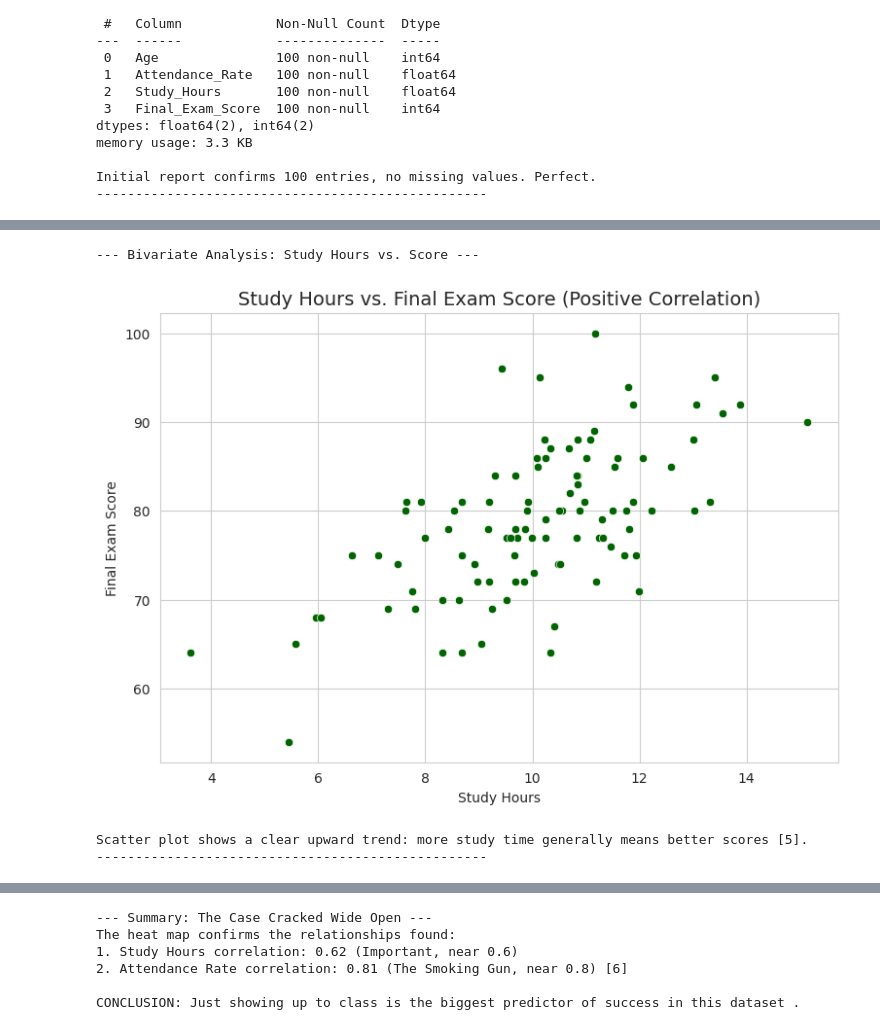
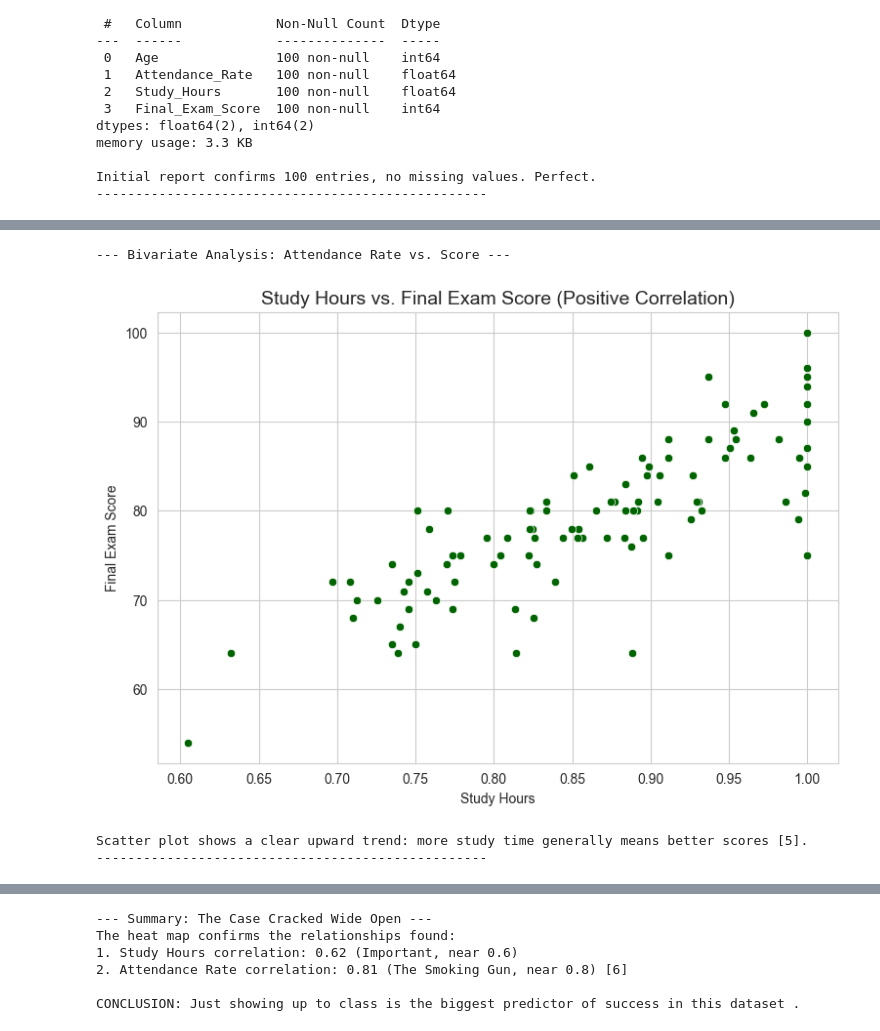
Before and after one commit to alme7airbi93/AI, a Jupyter notebook: nov25/eda_exam_case.ipynb, the cells around one changed output, grey strips where cells are left out. Saved outputs shown, nothing was run; the diff lists cells and outputs as text; code cells hidden in the pictures.

```diff
--- a/nov25/eda_exam_case.ipynb
+++ b/nov25/eda_exam_case.ipynb
@@ -88,8 +88,10 @@ Synthetic data file created and structured.
 import pandas as pd
 
 # Read the CSV file from GitHub
-url = "https://raw.githubusercontent.com/Decoding-Data-Science/nov25/refs/heads/main/data/student_performance_correlated.csv"
-data = pd.read_csv(url)
+# url = "https://raw.githubusercontent.com/Decoding-Data-Science/nov25/refs/heads/main/data/student_performance_correlated.csv"
+# data = pd.read_csv(url)
+
+data = pd.read_csv("data/student_performance_correlated.csv")
 
 # Display first few rows
 print("✅ File loaded successfully!\n")
@@ -214,28 +216,28 @@ Name: Final_Exam_Score, dtype: float64
 # %%
 
 
 # -----------------------------------------------------------------------------
 # 5. STEP 4: BIVARIATE ANALYSIS (Connecting the Dots)
 #
 # We examine two pieces of evidence together . We test Study Hours vs. Score.
 # -----------------------------------------------------------------------------
 
-print("--- Bivariate Analysis: Study Hours vs. Score ---")
+print("--- Bivariate Analysis: Attendance Rate vs. Score ---")
 
 # Scatter Plot: Look for links between Study Hours and Final Exam Score
 plt.figure(figsize=(9, 6))
-sns.scatterplot(x='Study_Hours', y='Final_Exam_Score', data=data, color='darkgreen')
+sns.scatterplot(x='Attendance_Rate', y='Final_Exam_Score', data=data, color='darkgreen')
 plt.title('Study Hours vs. Final Exam Score (Positive Correlation)', fontsize=14)
 plt.xlabel('Study Hours')
 plt.ylabel('Final Exam Score')
 plt.show()
 
 # Observation: The dots should form a clear upward trend (positive correlation) [5].
 print("Scatter plot shows a clear upward trend: more study time generally means better scores [5].")
 print("-" * 50)
 # %% [output]
---- Bivariate Analysis: Study Hours vs. Score ---
+--- Bivariate Analysis: Attendance Rate vs. Score ---
-[figure, old version]
+[figure, new version]
 Scatter plot shows a clear upward trend: more study time generally means better scores [5].
 --------------------------------------------------
 # %%
```
Also changed, not shown: parts of 2 cells of this notebook, 2 other files.
